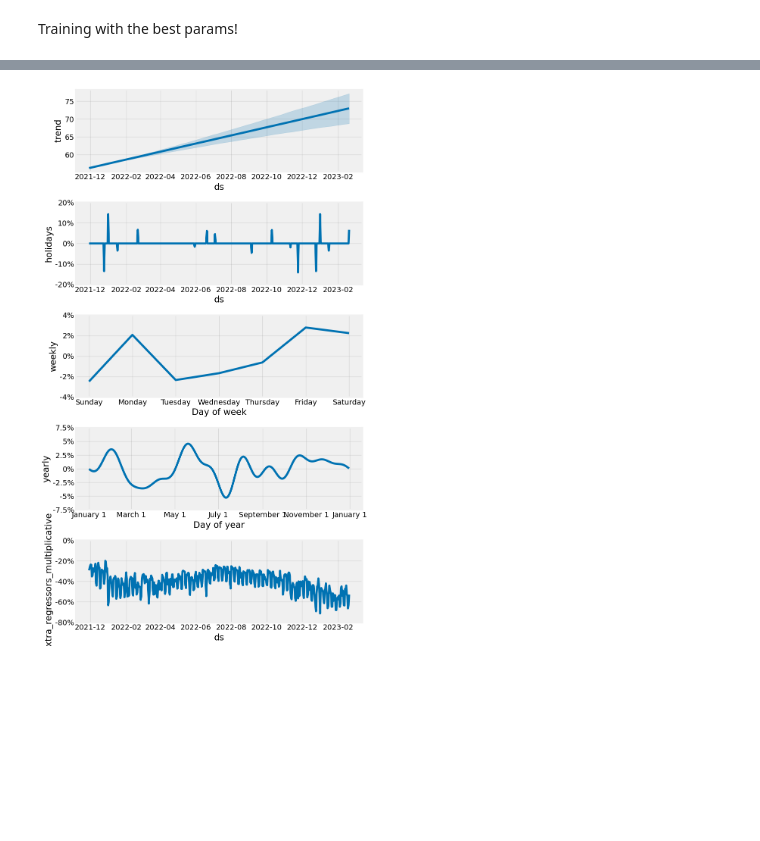
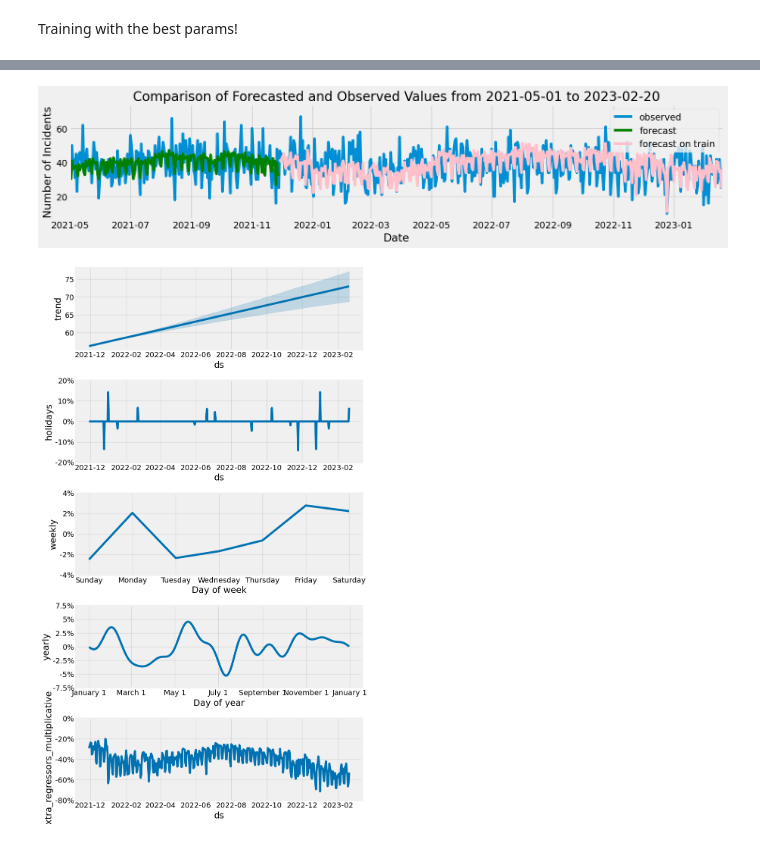
Before and after one commit to ATU-TechAI-Research-Hub/little-rock-crime, a Jupyter notebook: jupyter-notebooks/prophet/Forecasting with Prophet (train_test_splits).ipynb, the cells around one changed output, grey strips where cells are left out. Cells and saved outputs as stored; diff of their text form; code cells hidden in the pictures; blank space fills up the shorter version.

Commit message:
Facebook Prophet Forecast graphs!

```diff
--- a/jupyter-notebooks/prophet/Forecasting with Prophet (train_test_splits).ipynb
+++ b/jupyter-notebooks/prophet/Forecasting with Prophet (train_test_splits).ipynb
@@ -330,7 +330,7 @@ best_df.head()
 # %% [markdown]
 Perform hyperparameter tuning after added regressors too.
 # %%
-finalDf = pd.read_csv('../data/final-lrpd-data.csv')
+finalDf = pd.read_csv('final-lrpd-data.csv')
 list2 = ['is_holiday', 'dayofweek', 'quarter', 'month', 'year',
        'dayofyear', 'dayofmonth', 'weekofyear', 'is_weekend', 'is_weekday',
        'season', 'AWND', 'PRCP', 'SNWD', 'SNOW', 'TMAX', 'TMIN']
@@ -468,5 +468,26 @@ print("Test RMSE:", rmse_test_weather)
 Train RMSE: 7.388912014451658
 Test RMSE: 8.089463431122185
+# %%
+plt.figure(figsize=(13, 5))
+plt.plot(df.ds, df.y, label='observed')
+
+
+plt.plot(forecast_train['ds'], forecast_train['yhat'],
+         label='forecast', color='green')
+plt.plot(forecast_test['ds'], forecast_test['yhat'],
+         label='forecast on train', color='pink')
+plt.title('Comparison of Forecasted and Observed Values from 2021-05-01 to ' + str(forecast_test.ds.iloc[-1])[:10])
+plt.xlabel('Date')
+plt.ylabel('Number of Incidents')
+plt.legend()
+
+
+plt.xlim(pd.Timestamp('2021-05-01'), pd.Timestamp(forecast_test.ds.iloc[-1]))
+plt.gcf().set_size_inches(16, 3)
+plt.savefig('../neural-prophet-forecast.png')
+plt.show()
+# %% [output]
+[figure, added]
 # %%
 m.plot_components(forecast_test)
 # %% [output]
```
Also changed, not shown: parts of 6 cells of this notebook, 1 other file.
